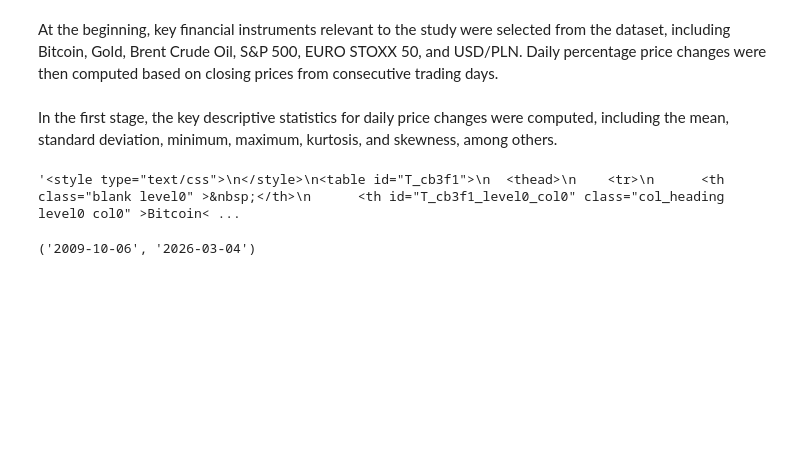
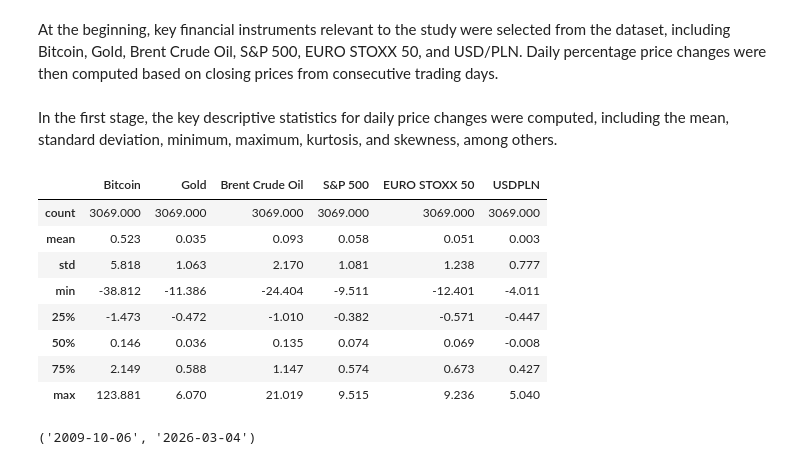
Before and after one commit to pawel-szulik/financial-market-analysis, a Jupyter notebook: notebooks/analysis.ipynb, the cells around one changed output. Saved outputs shown, nothing was run; the diff lists cells and outputs as text; code cells hidden in the pictures; blank space fills up the shorter version.

```diff
--- a/notebooks/analysis.ipynb
+++ b/notebooks/analysis.ipynb
@@ -45,9 +45,17 @@ close_prices_sel = data.close_prices[selected].dropna()
 # %% [markdown]
 In the first stage, the key descriptive statistics for daily price changes were computed, including the mean, standard deviation, minimum, maximum, kurtosis, and skewness, among others.
 # %%
-returns_sel.describe().style.apply(pl.no_style).format("{:.3f}").to_html()
+returns_sel.describe().style.apply(pl.no_style).format("{:.3f}")
 # %% [output]
-'<style type="text/css">\n</style>\n<table id="T_cb3f1">\n  <thead>\n    <tr>\n      <th class="blank level0" >&nbsp;</th>\n      <th id="T_cb3f1_level0_col0" class="col_heading level0 col0" >Bitcoin< ...
+|  | Bitcoin | Gold | Brent Crude Oil | S&P 500 | EURO STOXX 50 | USDPLN |
+| count | 3069.000 | 3069.000 | 3069.000 | 3069.000 | 3069.000 | 3069.000 |
+| mean | 0.523 | 0.035 | 0.093 | 0.058 | 0.051 | 0.003 |
+| std | 5.818 | 1.063 | 2.170 | 1.081 | 1.238 | 0.777 |
+| min | -38.812 | -11.386 | -24.404 | -9.511 | -12.401 | -4.011 |
+| 25% | -1.473 | -0.472 | -1.010 | -0.382 | -0.571 | -0.447 |
+| 50% | 0.146 | 0.036 | 0.135 | 0.074 | 0.069 | -0.008 |
+| 75% | 2.149 | 0.588 | 1.147 | 0.574 | 0.673 | 0.427 |
+| max | 123.881 | 6.070 | 21.019 | 9.515 | 9.236 | 5.040 |
 # %%
 returns_sel.index.min().strftime("%Y-%m-%d"), returns_sel.index.max().strftime("%Y-%m-%d")
 # %% [output]
```
Also changed, not shown: 1 other file.
